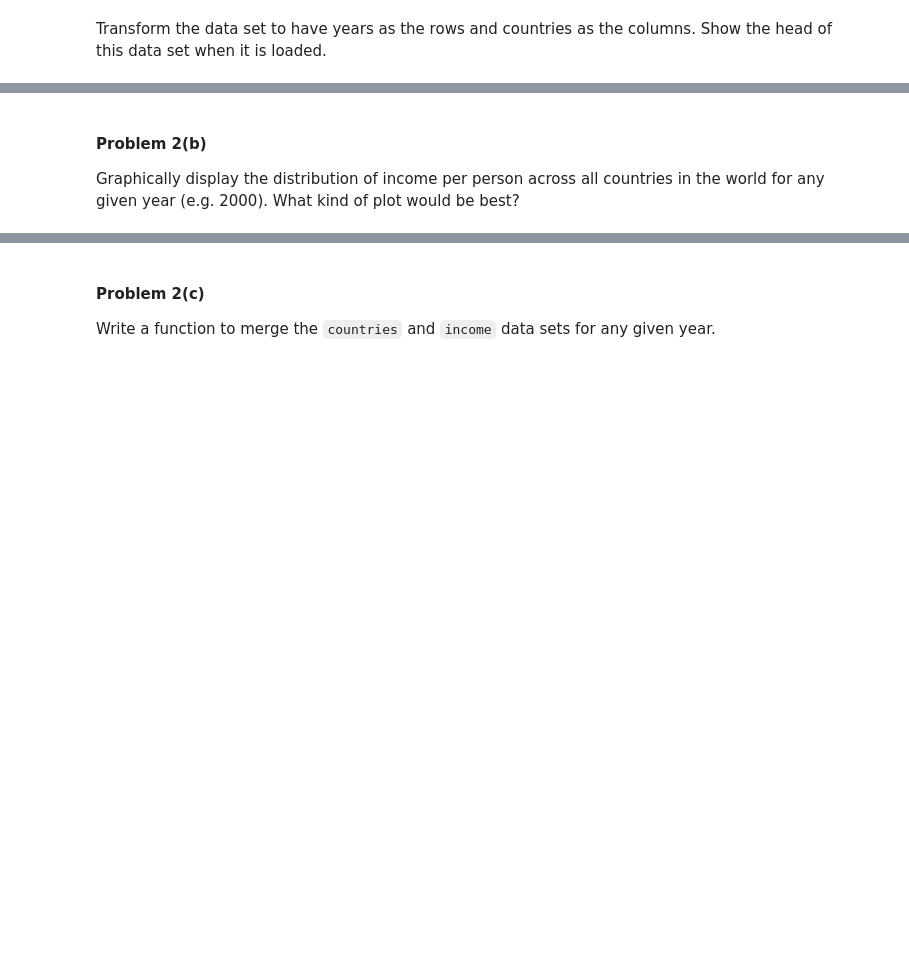
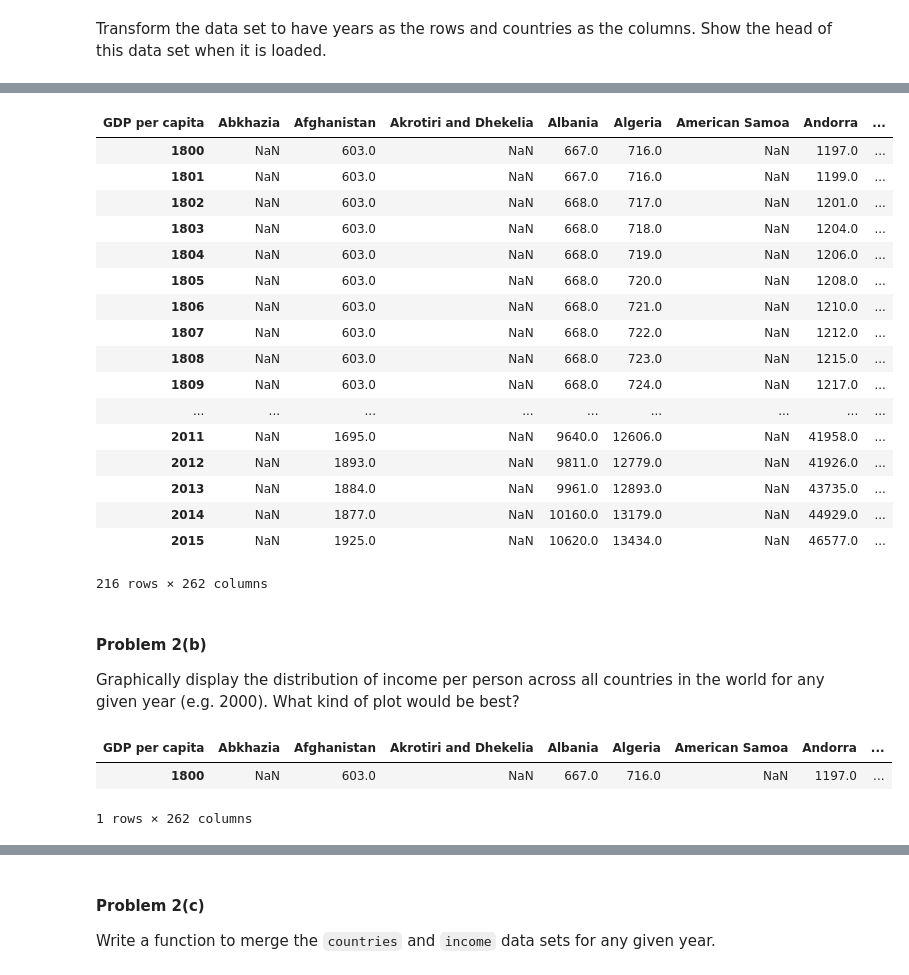
Before and after one commit to artgonline/2014, a Jupyter notebook: homework/HW1.ipynb, the cells around one changed output, grey strips where cells are left out. Saved outputs shown, nothing was run; the diff lists cells and outputs as text; code cells hidden in the pictures; blank space fills up the shorter version.

```diff
--- a/homework/HW1.ipynb
+++ b/homework/HW1.ipynb
@@ -232,7 +220,40 @@ income.head()
+# %%
+#your code here
+income.reset_index(inplace=True, drop=True)
+income.index = income[income.columns[0]]
+income = income.drop(income.columns[0], axis=1)
+df = income.transpose()
+df
+# %% [output]
+| GDP per capita | Abkhazia | Afghanistan | Akrotiri and Dhekelia | Albania | Algeria | American Samoa | Andorra | ... |
+| 1800 | NaN | 603.0 | NaN | 667.0 | 716.0 | NaN | 1197.0 | ... |
+| 1801 | NaN | 603.0 | NaN | 667.0 | 716.0 | NaN | 1199.0 | ... |
+| 1802 | NaN | 603.0 | NaN | 668.0 | 717.0 | NaN | 1201.0 | ... |
+| 1803 | NaN | 603.0 | NaN | 668.0 | 718.0 | NaN | 1204.0 | ... |
+| 1804 | NaN | 603.0 | NaN | 668.0 | 719.0 | NaN | 1206.0 | ... |
+| 1805 | NaN | 603.0 | NaN | 668.0 | 720.0 | NaN | 1208.0 | ... |
+| 1806 | NaN | 603.0 | NaN | 668.0 | 721.0 | NaN | 1210.0 | ... |
+| 1807 | NaN | 603.0 | NaN | 668.0 | 722.0 | NaN | 1212.0 | ... |
+| 1808 | NaN | 603.0 | NaN | 668.0 | 723.0 | NaN | 1215.0 | ... |
+| 1809 | NaN | 603.0 | NaN | 668.0 | 724.0 | NaN | 1217.0 | ... |
+| ... | ... | ... | ... | ... | ... | ... | ... | ... |
+| 2011 | NaN | 1695.0 | NaN | 9640.0 | 12606.0 | NaN | 41958.0 | ... |
+| 2012 | NaN | 1893.0 | NaN | 9811.0 | 12779.0 | NaN | 41926.0 | ... |
+| 2013 | NaN | 1884.0 | NaN | 9961.0 | 12893.0 | NaN | 43735.0 | ... |
+| 2014 | NaN | 1877.0 | NaN | 10160.0 | 13179.0 | NaN | 44929.0 | ... |
+| 2015 | NaN | 1925.0 | NaN | 10620.0 | 13434.0 | NaN | 46577.0 | ... |
+216 rows × 262 columns
 # %% [markdown]
 #### Problem 2(b)
 
 Graphically display the distribution of income per person across all countries in the world for any given year (e.g. 2000).  What kind of plot would be best?
+# %%
+df.reindex(columns=df.columns)
+df[df.index==1800]
+# %% [output]
+| GDP per capita | Abkhazia | Afghanistan | Akrotiri and Dhekelia | Albania | Algeria | American Samoa | Andorra | ... |
+| 1800 | NaN | 603.0 | NaN | 667.0 | 716.0 | NaN | 1197.0 | ... |
+1 rows × 262 columns
 # %%
 #your code here
 plt.figure()
```
Also changed, not shown: parts of 6 cells of this notebook.
